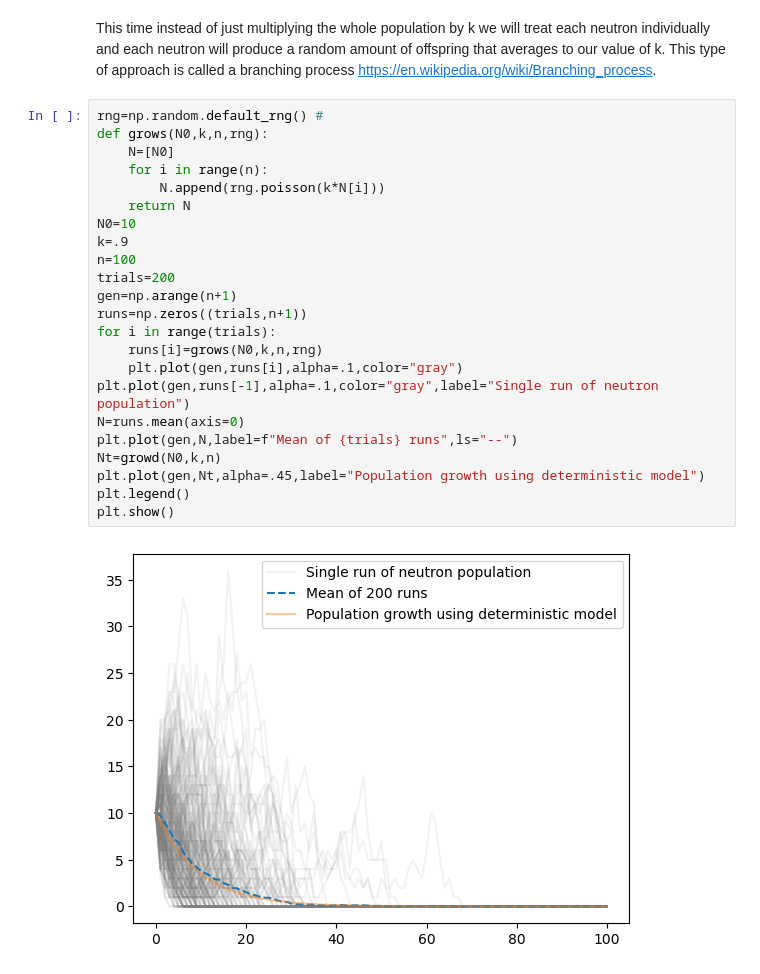
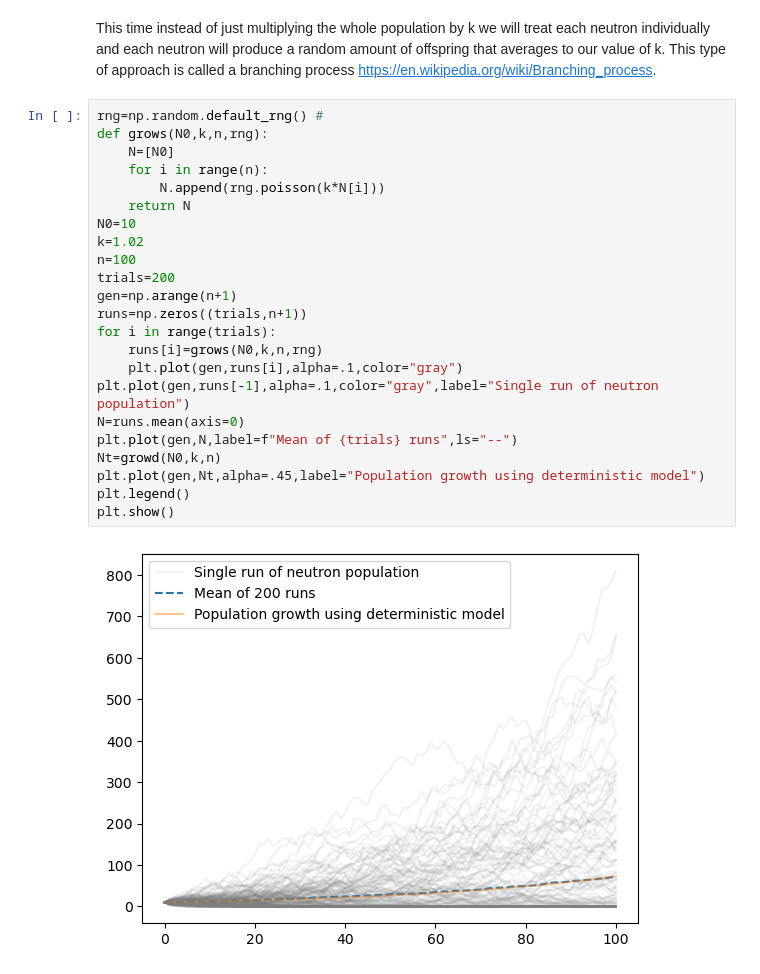
Before and after one commit to Levente55/Group-1, a Jupyter notebook: Finalproject.ipynb, the cells around one changed output. Cells and saved outputs as stored; diff of their text form.

```diff
--- a/Finalproject.ipynb
+++ b/Finalproject.ipynb
@@ -71,25 +71,25 @@ This time instead of just multiplying the whole population by k we will treat ea
 # %%
 rng=np.random.default_rng() #
 def grows(N0,k,n,rng):
     N=[N0]
     for i in range(n):
         N.append(rng.poisson(k*N[i]))
     return N
 N0=10
-k=.9
+k=1.02
 n=100
 trials=200
 gen=np.arange(n+1)
 runs=np.zeros((trials,n+1))
 for i in range(trials):
     runs[i]=grows(N0,k,n,rng)
     plt.plot(gen,runs[i],alpha=.1,color="gray")
 plt.plot(gen,runs[-1],alpha=.1,color="gray",label="Single run of neutron population")
 N=runs.mean(axis=0)
 plt.plot(gen,N,label=f"Mean of {trials} runs",ls="--")
 Nt=growd(N0,k,n)
 plt.plot(gen,Nt,alpha=.45,label="Population growth using deterministic model")
 plt.legend()
 plt.show()
 # %% [output]
-[figure, old version]
+[figure, new version]
```
Also changed, not shown: parts of 1 cell of this notebook.
